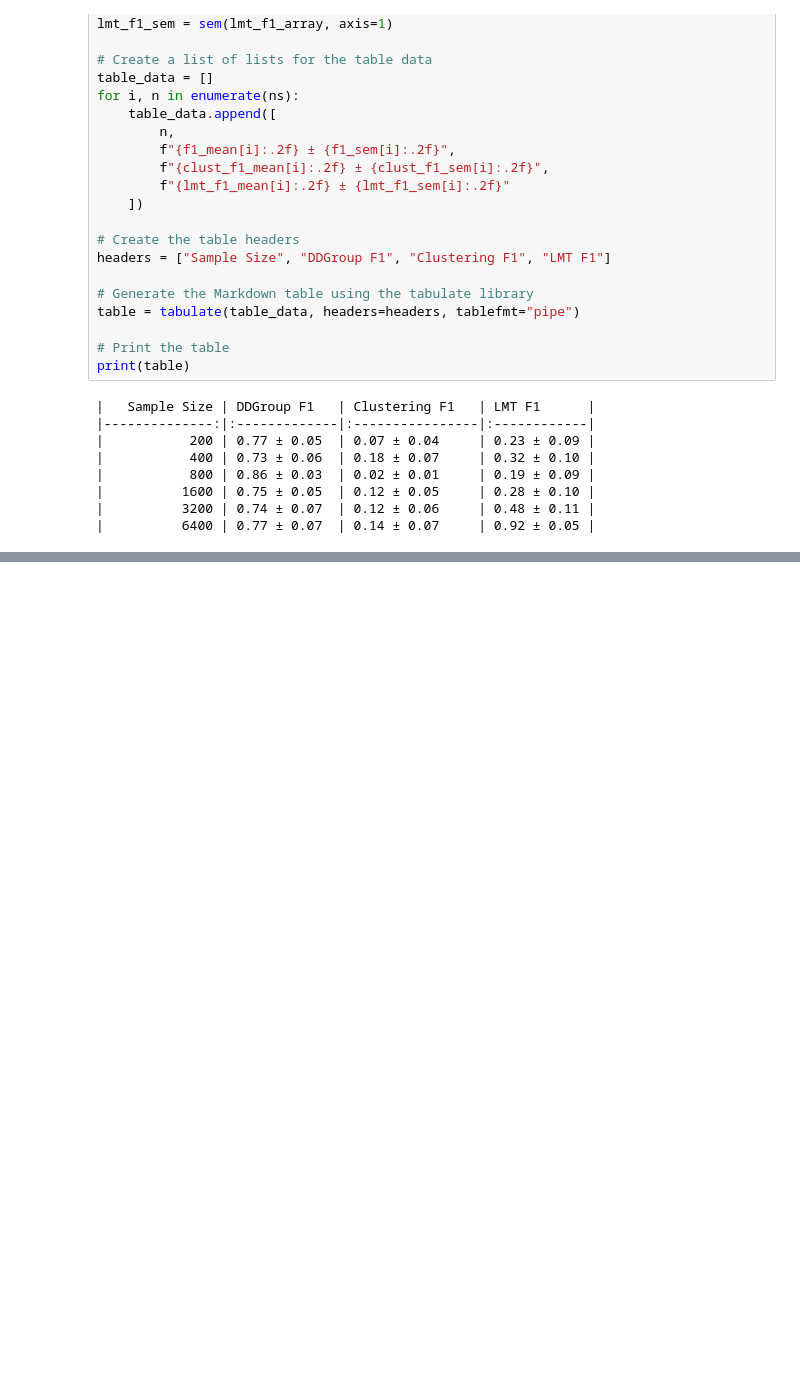
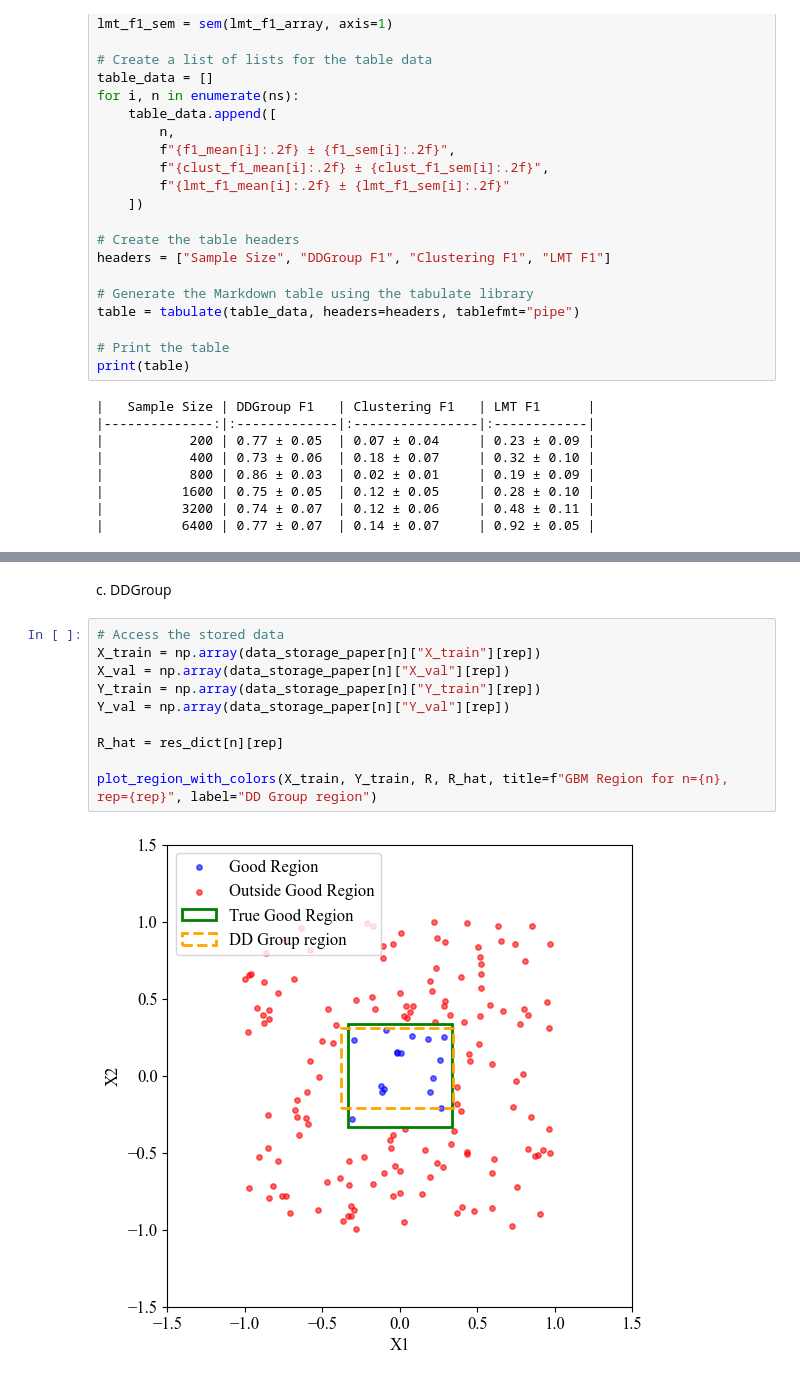
Before and after one commit to olivervu25/Assignment2_MXN442, a Jupyter notebook: performance_vs_n.ipynb, the cells around one changed output, grey strips where cells are left out. Drawn from its saved outputs; the diff is of its cells as text; blank space fills up the shorter version.

```diff
--- a/performance_vs_n.ipynb
+++ b/performance_vs_n.ipynb
@@ -736,0 +772,14 @@ print(table)
+# %% [markdown]
+c. DDGroup
+# %%
+# Access the stored data
+X_train = np.array(data_storage_paper[n]["X_train"][rep])
+X_val = np.array(data_storage_paper[n]["X_val"][rep])
+Y_train = np.array(data_storage_paper[n]["Y_train"][rep])
+Y_val = np.array(data_storage_paper[n]["Y_val"][rep])
+
+R_hat = res_dict[n][rep]
+
+plot_region_with_colors(X_train, Y_train, R, R_hat, title=f"GBM Region for n={n}, rep={rep}", label="DD Group region")
+# %% [output]
+[figure, added]
```
Also changed, not shown: parts of 41 cells of this notebook, 9 other files.
